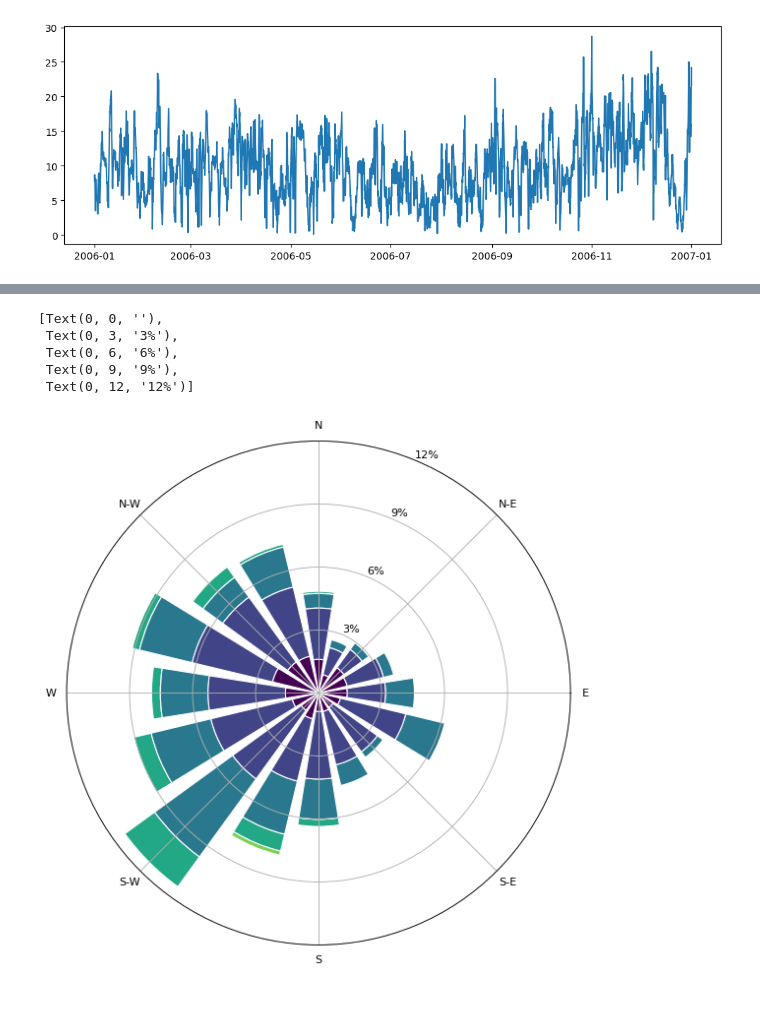
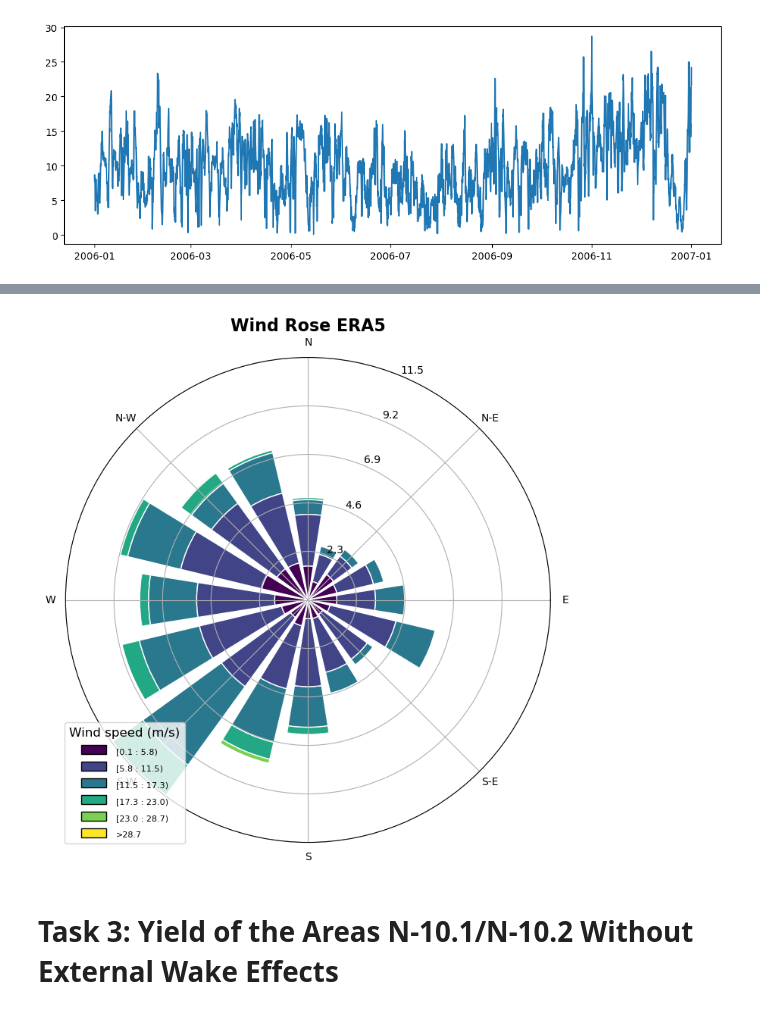
Before and after one commit to Merveille94/foxes-wind-farm-analysis, a Jupyter notebook: task_1_and_2.ipynb, the cells around one changed output, grey strips where cells are left out. Cells and saved outputs as stored; diff of their text form; code cells hidden in the pictures.

```diff
--- a/task_1_and_2.ipynb
+++ b/task_1_and_2.ipynb
@@ -62,14 +68,19 @@ plt.show()
 # %%
-ax = WindroseAxes.from_ax()
+fig = plt.figure(figsize=(8, 8))
+ax = WindroseAxes.from_ax(fig=fig)
 
-ax.bar(df['WD100'], df['WS100'], normed=True, opening=0.8, edgecolor='white')
+ax.bar(
+    df['WD100'],
+    df['WS100'],
+    normed=True,
+    opening=0.8,
+    edgecolor="white"
+)
 
-ax.set_yticks(np.arange(0, 15, 3))
-ax.set_yticklabels(['', '3%', '6%', '9%', '12%'])
+ax.set_legend(title="Wind speed (m/s)", fontsize=12, title_fontsize=12)
+ax.set_title("Wind Rose ERA5",fontsize=16, fontweight="bold")
+plt.show()
 # %% [output]
-[Text(0, 0, ''),
- Text(0, 3, '3%'),
- Text(0, 6, '6%'),
- Text(0, 9, '9%'),
- Text(0, 12, '12%')]
-[figure, old version]
+[figure, new version]
+# %% [markdown]
+# Task 3: Yield of the Areas N-10.1/N-10.2 Without External Wake Effects
```
Also changed, not shown: parts of 5 cells of this notebook, 1 other file.
